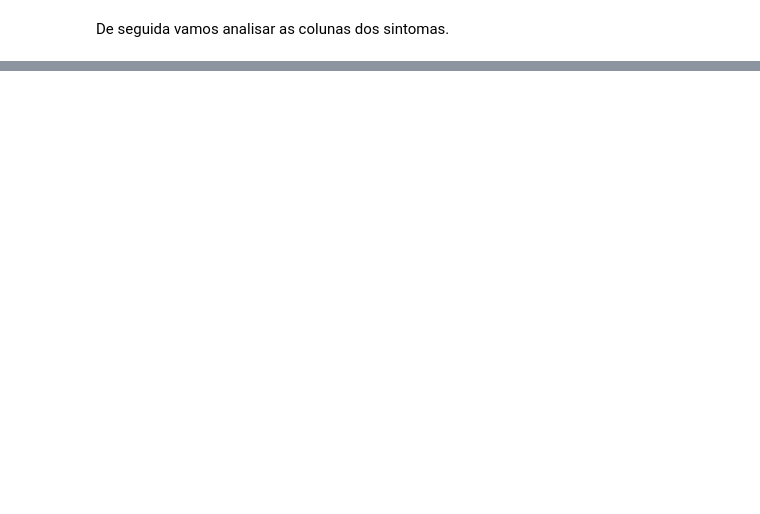
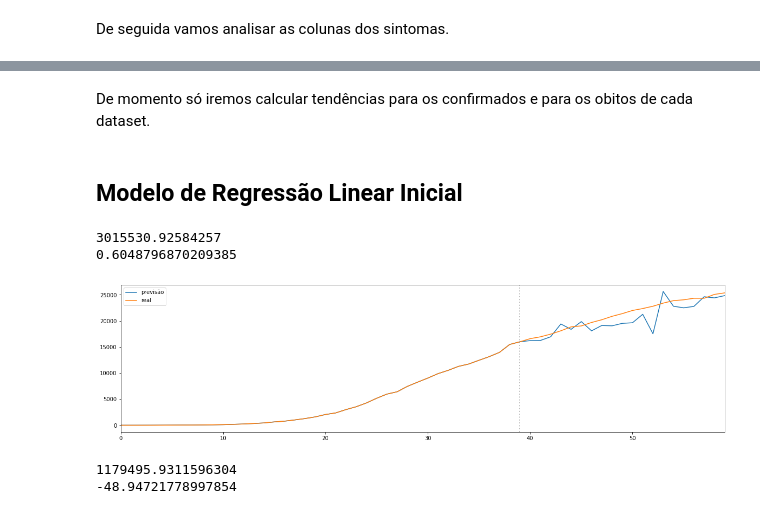
Before and after one commit to Dantas198/AA2-2019-20, a Jupyter notebook: AA2-COVID-19.ipynb, the cells around one changed output, grey strips where cells are left out. Saved outputs shown, nothing was run; the diff lists cells and outputs as text; code cells hidden in the pictures; blank space fills up the shorter version.

```diff
--- a/AA2-COVID-19.ipynb
+++ b/AA2-COVID-19.ipynb
@@ -327,0 +273,3 @@ Aguarda resultados. A receção de um resultado de um teste ao COVID-19 pode res
+# %%
+confirmados_data = lag_calc(confirmados_data, 1, 8, 'suspeitos')
+confirmados_data = lag_calc(confirmados_data, 1, 8, 'em_vigilancia')
@@ -327,0 +299,61 @@ Aguarda resultados. A receção de um resultado de um teste ao COVID-19 pode res
+# %% [markdown]
+De momento só iremos calcular tendências para os confirmados e para os obitos de cada dataset.
+# %%
+#obitos_data = trend_calc(obitos_data, 1, 8, 'confirmados')
+obitos_data = trend_calc(obitos_data, 1, 8, 'obitos')
+obitos_data = obitos_data.fillna(0)
+obitos_data.replace([np.inf], 0, inplace=True)
+
+confirmados_data = trend_calc(confirmados_data, 1, 8, 'confirmados')
+# %% [markdown]
+## **Modelo de Regressão Linear Inicial**
+# %%
+def data_split_for_model(data, train_count, target):
+    x_train = data[data['id'] <= train_count]
+    y_train = x_train[target]
+    x_train = x_train.drop([target], axis=1)
+    x_test = data[data['id'] > train_count].drop([target], axis=1)
+    y_test = data[data['id'] > train_count][target]
+
+    return x_train, y_train, x_test, y_test.to_numpy()
+
+
+def regression(x_train, y_train, x_test):
+    model = linear_model.LinearRegression()
+    model.fit(x_train, y_train)
+    return model, model.predict(x_test)
+
+def plot_prediction(data, prediction, y_train, target, train_size):
+    aux_train = y_train.copy()
+    combined = pd.concat([aux_train, pd.Series(prediction)], axis=0).reset_index(drop='True')
+    final = pd.concat([combined, data[target]], keys = ['previsão', 'real'], axis=1)
+    ax = final.plot(figsize=(20,5))
+    ax = plt.axvline(x=train_size-1, linewidth=2, ls = ':', color='grey', alpha=0.5)
+# %%
+train_size = 40
+
+target ='confirmados'
+x_train, y_train, x_test, y_test = data_split_for_model(confirmados_data, train_size,target)
+model, prediction = regression(x_train, y_train, x_test)
+prediction
+
+print(mean_squared_error(y_test,prediction))
+print(r2_score(y_test, prediction))
+# %% [output]
+3015530.92584257
+0.6048796870209385
+# %%
+plot_prediction(confirmados_data, prediction, y_train, target, train_size)
+# %% [output]
+[figure, added]
+# %%
+target ='obitos'
+x_train, y_train, x_test, y_test = data_split_for_model(obitos_data, train_size,target)
+model, prediction = regression(x_train, y_train, x_test)
+prediction
+
+print(mean_squared_error(y_test,prediction))
+print(r2_score(y_test, prediction))
+# %% [output]
+1179495.9311596304
+-48.94721778997854
```
Also changed, not shown: parts of 63 cells of this notebook.
